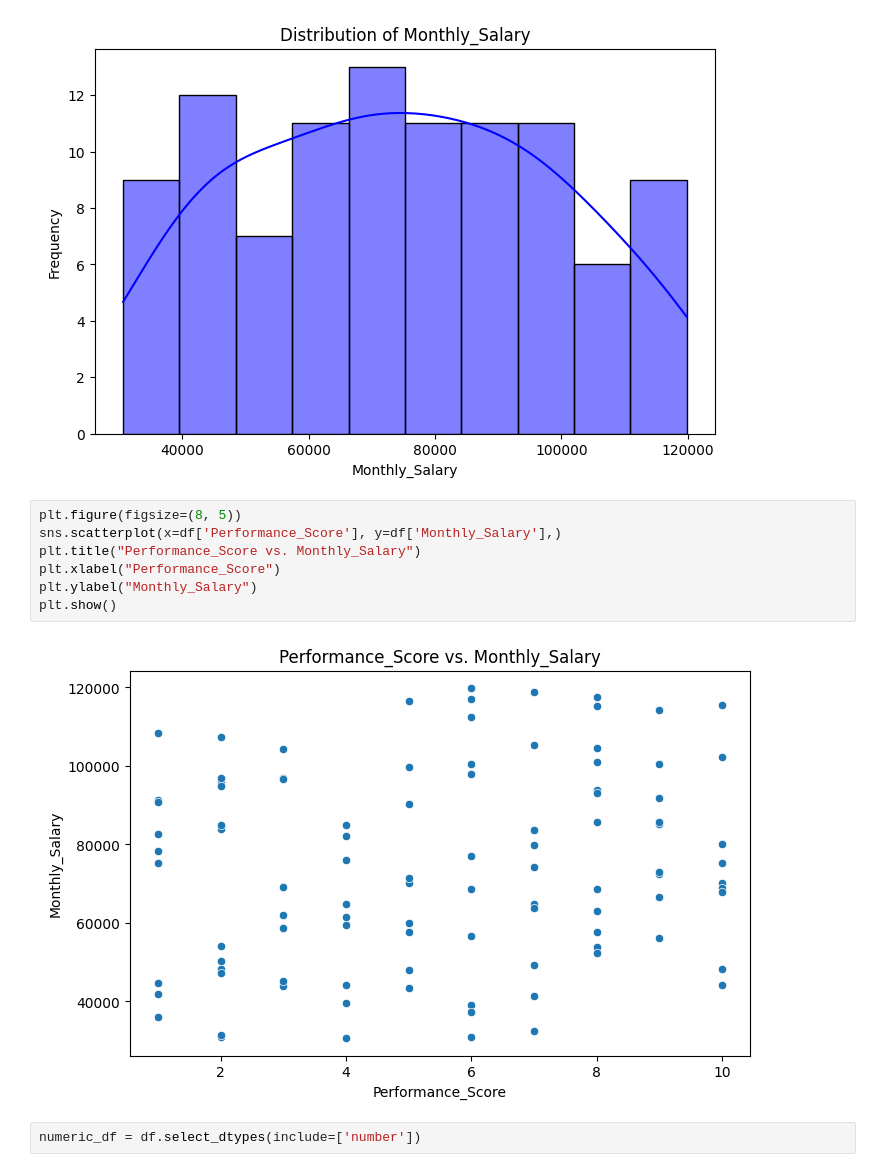
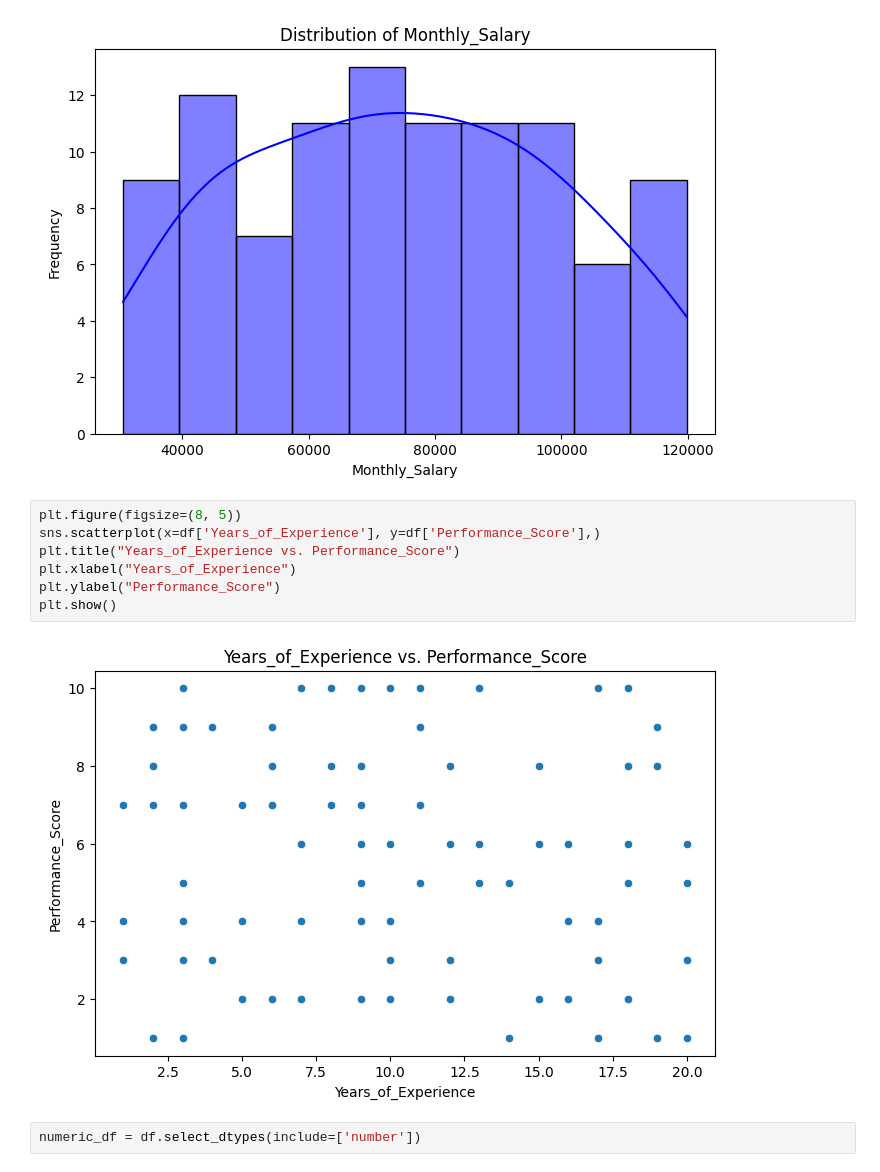
Before and after one commit to MalyalaAnand/DATA-MINING, a Jupyter notebook: ADM_ASSIGNMENT_2.ipynb, the cells around one changed output. Drawn from its saved outputs; the diff is of its cells as text.

```diff
--- a/ADM_ASSIGNMENT_2.ipynb
+++ b/ADM_ASSIGNMENT_2.ipynb
@@ -49,13 +49,13 @@ plt.show()
 [figure]
 # %%
 plt.figure(figsize=(8, 5))
-sns.scatterplot(x=df['Performance_Score'], y=df['Monthly_Salary'],)
-plt.title("Performance_Score vs. Monthly_Salary")
-plt.xlabel("Performance_Score")
-plt.ylabel("Monthly_Salary")
+sns.scatterplot(x=df['Years_of_Experience'], y=df['Performance_Score'],)
+plt.title("Years_of_Experience vs. Performance_Score")
+plt.xlabel("Years_of_Experience")
+plt.ylabel("Performance_Score")
 plt.show()
 # %% [output]
-[figure, old version]
+[figure, new version]
 # %%
 numeric_df = df.select_dtypes(include=['number'])
 # %%
```
